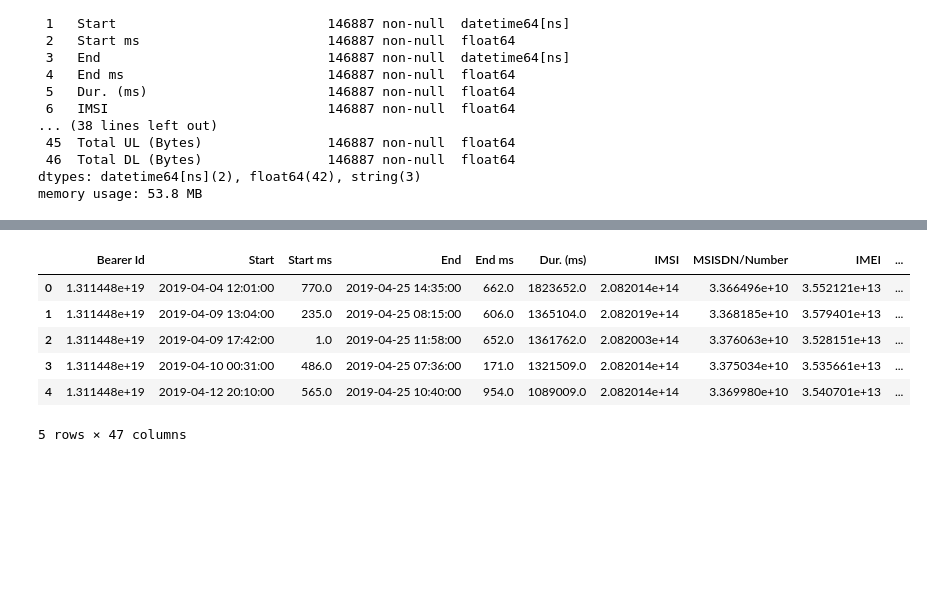
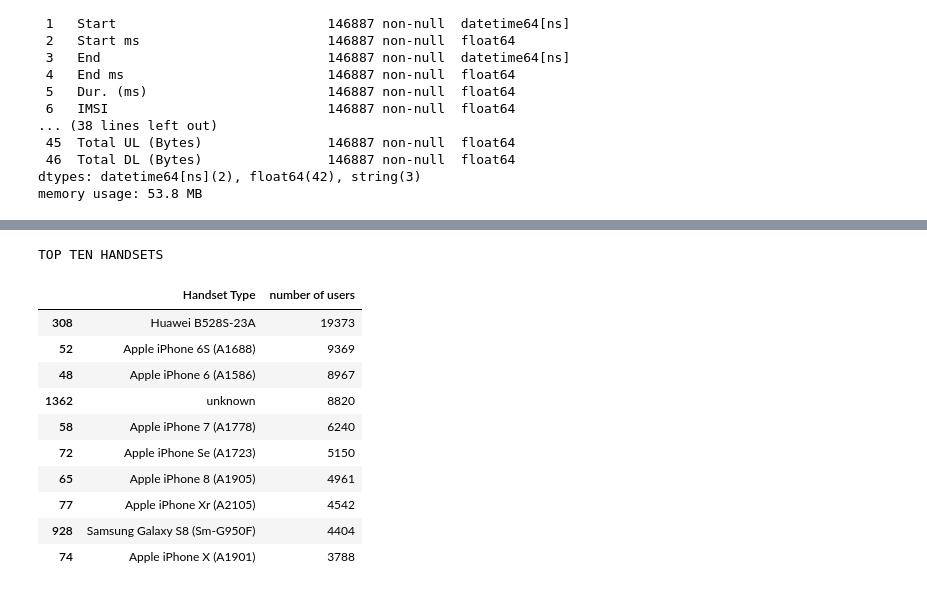
Before and after one commit to hikmab/User-Analytics-Telecomm-Industry, a Jupyter notebook: notebook/user over view analysis .ipynb, the cells around one changed output, grey strips where cells are left out. Drawn from its saved outputs; the diff is of its cells as text; code cells hidden in the pictures; blank space fills up the shorter version.

```diff
--- a/notebook/user over view analysis .ipynb
+++ b/notebook/user over view analysis .ipynb
@@ -479,3 +481,8 @@ dtypes: datetime64[ns](2), float64(42), string(3)
 memory usage: 53.8 MB
 # %%
 db.to_csv('../data/preprocessed_data.csv')
+# %%
+# reading the csv file
+missing_values = ["n/a", "na", "undefined"]
+db = pd.read_csv('C:/Users/Hikma Brhan/User-Analytics-Telecomm-Industry/data/preprocessed_data.csv', na_values=missing_values)
+db.head()
@@ -482,10 +497,19 @@ db.to_csv('../data/preprocessed_data.csv')
 # %%
-db.head()
+#Top ten handsets
+Top_handsets = pd.DataFrame({'number of users':db.groupby(['Handset Type'])['Bearer Id'].count()}).reset_index()
+Top_handsets = Top_handsets.sort_values(['number of users'],ascending=False)
+print("\nTOP TEN HANDSETS")
+Top_handsets.head(10)
 # %% [output]
+TOP TEN HANDSETS
-|  | Bearer Id | Start | Start ms | End | End ms | Dur. (ms) | IMSI | MSISDN/Number | IMEI | ... |
-| 0 | 1.311448e+19 | 2019-04-04 12:01:00 | 770.0 | 2019-04-25 14:35:00 | 662.0 | 1823652.0 | 2.082014e+14 | 3.366496e+10 | 3.552121e+13 | ... |
-| 1 | 1.311448e+19 | 2019-04-09 13:04:00 | 235.0 | 2019-04-25 08:15:00 | 606.0 | 1365104.0 | 2.082019e+14 | 3.368185e+10 | 3.579401e+13 | ... |
-| 2 | 1.311448e+19 | 2019-04-09 17:42:00 | 1.0 | 2019-04-25 11:58:00 | 652.0 | 1361762.0 | 2.082003e+14 | 3.376063e+10 | 3.528151e+13 | ... |
-| 3 | 1.311448e+19 | 2019-04-10 00:31:00 | 486.0 | 2019-04-25 07:36:00 | 171.0 | 1321509.0 | 2.082014e+14 | 3.375034e+10 | 3.535661e+13 | ... |
-| 4 | 1.311448e+19 | 2019-04-12 20:10:00 | 565.0 | 2019-04-25 10:40:00 | 954.0 | 1089009.0 | 2.082014e+14 | 3.369980e+10 | 3.540701e+13 | ... |
+|  | Handset Type | number of users |
+| 308 | Huawei B528S-23A | 19373 |
+| 52 | Apple iPhone 6S (A1688) | 9369 |
+| 48 | Apple iPhone 6 (A1586) | 8967 |
+| 1362 | unknown | 8820 |
+| 58 | Apple iPhone 7 (A1778) | 6240 |
+| 72 | Apple iPhone Se (A1723) | 5150 |
+| 65 | Apple iPhone 8 (A1905) | 4961 |
+| 77 | Apple iPhone Xr (A2105) | 4542 |
+| 928 | Samsung Galaxy S8 (Sm-G950F) | 4404 |
+| 74 | Apple iPhone X (A1901) | 3788 |
-5 rows × 47 columns
```
Also changed, not shown: parts of 25 cells of this notebook, 4 other files.
